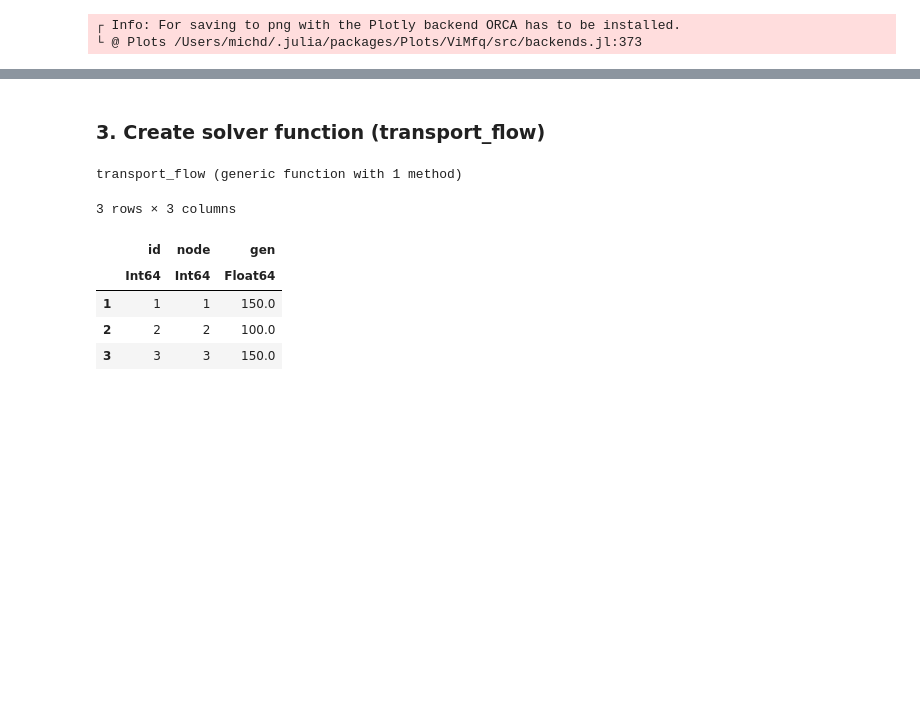
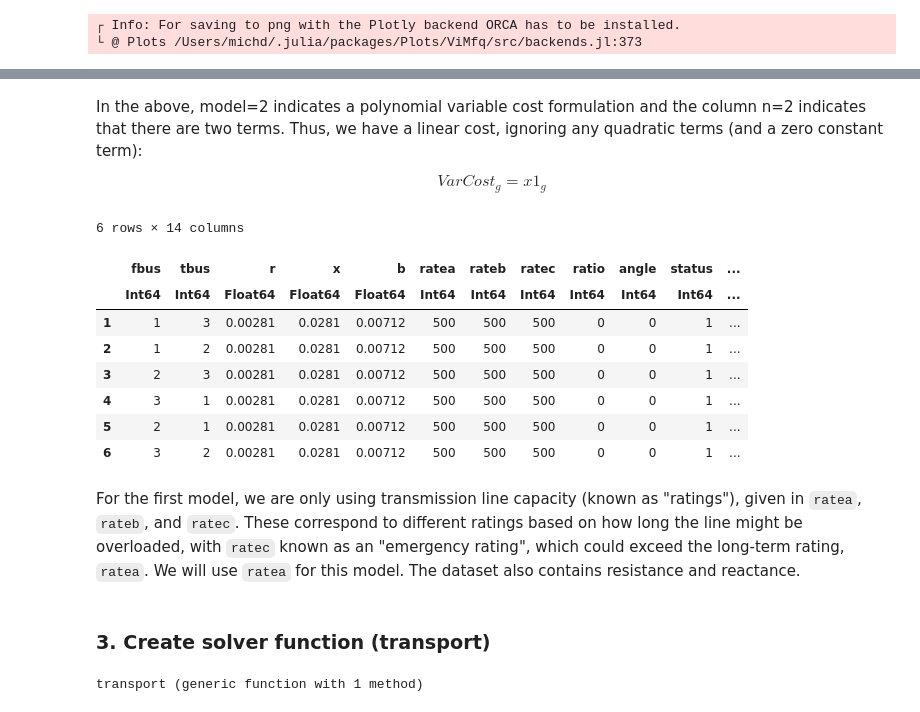
Before and after one commit to Power-Systems-Optimization-Course/power-systems-optimization, a Jupyter notebook: Notebooks/06-Optimal-Power-Flow.ipynb, the cells around one changed output, grey strips where cells are left out. Saved outputs shown, nothing was run; the diff lists cells and outputs as text; code cells hidden in the pictures; blank space fills up the shorter version.

Commit message:
OPF model first draft
- prior to adjusting for per units

```diff
--- a/Notebooks/06-Optimal-Power-Flow.ipynb
+++ b/Notebooks/06-Optimal-Power-Flow.ipynb
@@ -137,25 +136,45 @@ We are only using capacity for this model. The dataset also contains resistance
+# %% [markdown]
+In the above, model=2 indicates a polynomial variable cost formulation and the column n=2 indicates that there are two terms. Thus, we have a linear cost, ignoring any quadratic terms (and a zero constant term):
+
+$$
+VarCost_g = x1_g
+$$
+# %%
+# Here are the transmission lines:
+branch
+# %% [output]
+6 rows × 14 columns
+|  | fbus | tbus | r | x | b | ratea | rateb | ratec | ratio | angle | status | ... |
+|  | Int64 | Int64 | Float64 | Float64 | Float64 | Int64 | Int64 | Int64 | Int64 | Int64 | Int64 | ... |
+| 1 | 1 | 3 | 0.00281 | 0.0281 | 0.00712 | 500 | 500 | 500 | 0 | 0 | 1 | ... |
+| 2 | 1 | 2 | 0.00281 | 0.0281 | 0.00712 | 500 | 500 | 500 | 0 | 0 | 1 | ... |
+| 3 | 2 | 3 | 0.00281 | 0.0281 | 0.00712 | 500 | 500 | 500 | 0 | 0 | 1 | ... |
+| 4 | 3 | 1 | 0.00281 | 0.0281 | 0.00712 | 500 | 500 | 500 | 0 | 0 | 1 | ... |
+| 5 | 2 | 1 | 0.00281 | 0.0281 | 0.00712 | 500 | 500 | 500 | 0 | 0 | 1 | ... |
+| 6 | 3 | 2 | 0.00281 | 0.0281 | 0.00712 | 500 | 500 | 500 | 0 | 0 | 1 | ... |
+# %% [markdown]
+For the first model, we are only using transmission line capacity (known as "ratings"), given in `ratea`, `rateb`, and `ratec`. These correspond to different ratings based on how long the line might be overloaded, with `ratec` known as an "emergency rating", which could exceed the long-term rating, `ratea`. We will use `ratea` for this model. The dataset also contains resistance and reactance.
 # %% [markdown]
-### 3. Create solver function (transport_flow)
+### 3. Create solver function (transport)
 # %%
 #=
 Function to solve transport flow problem
 Inputs:
-    gen_info -- dataframe with generator info
-    line_info -- dataframe with transmission lines info
-    loads  -- dataframe with load info
+    gen -- dataframe with generator info
+    branch -- dataframe with transmission lines info
+    gencost -- dataframe with generator info
+    bus -- dataframe with bus types and loads
 Note: it is always a good idea to include a comment blog describing your
 function's inputs clearly!
 =#
-function transport_flow(gens, lines, loads)
+function transport(gen, branch, gencost, bus)
     Transport = Model(GLPK.Optimizer) # You could use Clp as well, with Clp.Optimizer
 
-    # Define sets based on data
+    # Define sets
       # Set of all generators
-    G = gens.id
-
+    G = gen.id
       # Set of all nodes
-    N = union(unique(gens.connnode),
-            unique(loads.connnode))
+    N = bus.bus_i
 
       # sets J_i and G_i will be described using dataframe indexing below
 
@@ -173,25 +192,25 @@ function transport_flow(gens, lines, loads)
 
     # Objective function
     @objective(Transport, Min,
-        sum( gens[g,:c0] + gens[g,:c1] * GEN[g]
+        sum( gencost[g,:x1] * GEN[g]
                         for g in G)
     )
 
     # Supply demand balances
     @constraint(Transport, cBalance[i in N],
-        sum(GEN[g] for g in gens[gens.connnode .== i,:id])
-                + loads[loads.connnode .== i,:demand][1] ==
-        sum(FLOW[j,i] for j in lines[lines.tonode .== i,:fromnode]))
+        sum(GEN[g] for g in gen[gen.bus .== i,:id])
+                - bus[bus.bus_i .== i,:pd][1] ==
+        sum(FLOW[i,j] for j in branch[branch.tbus .== i,:fbus]))
 
     # Max generation constraint
     @constraint(Transport, cMaxGen[g in G],
-                    GEN[g] <= gens[g,:pgmax])
+                    GEN[g] <= gen[g,:pmax])
 
     # Flow constraints
-    for l in 1:nrow(lines)
+    for l in 1:nrow(branch)
         @constraint(Transport,
-            FLOW[lines[l,:fromnode][1],lines[l,:tonode][1]] <=
-                        lines[l,:capacity])
+            FLOW[branch[l,:fbus][1],branch[l,:tbus][1]] <=
+                        branch[l,:ratea])
     end
 
     @constraint(Transport, cFlowSymmetric[i in N, j in N],
@@ -202,8 +221,8 @@ function transport_flow(gens, lines, loads)
 
     # Dataframe of optimal decision variables
     generation = DataFrame(
-        id = gens.id,
-        node = gens.connnode,
+        id = gen.id,
+        node = gen.bus,
         gen = value.(GEN).data
         )
 
@@ -217,14 +236,4 @@ function transport_flow(gens, lines, loads)
     )
 end
 # %% [output]
-transport_flow (generic function with 1 method)
+transport (generic function with 1 method)
-# %%
-solution = transport_flow(gens, lines, loads);
-solution.generation
-# %% [output]
-3 rows × 3 columns
-|  | id | node | gen |
-|  | Int64 | Int64 | Float64 |
-| 1 | 1 | 1 | 150.0 |
-| 2 | 2 | 2 | 100.0 |
-| 3 | 3 | 3 | 150.0 |
```
Also changed, not shown: parts of 26 cells of this notebook, 5 other files.
